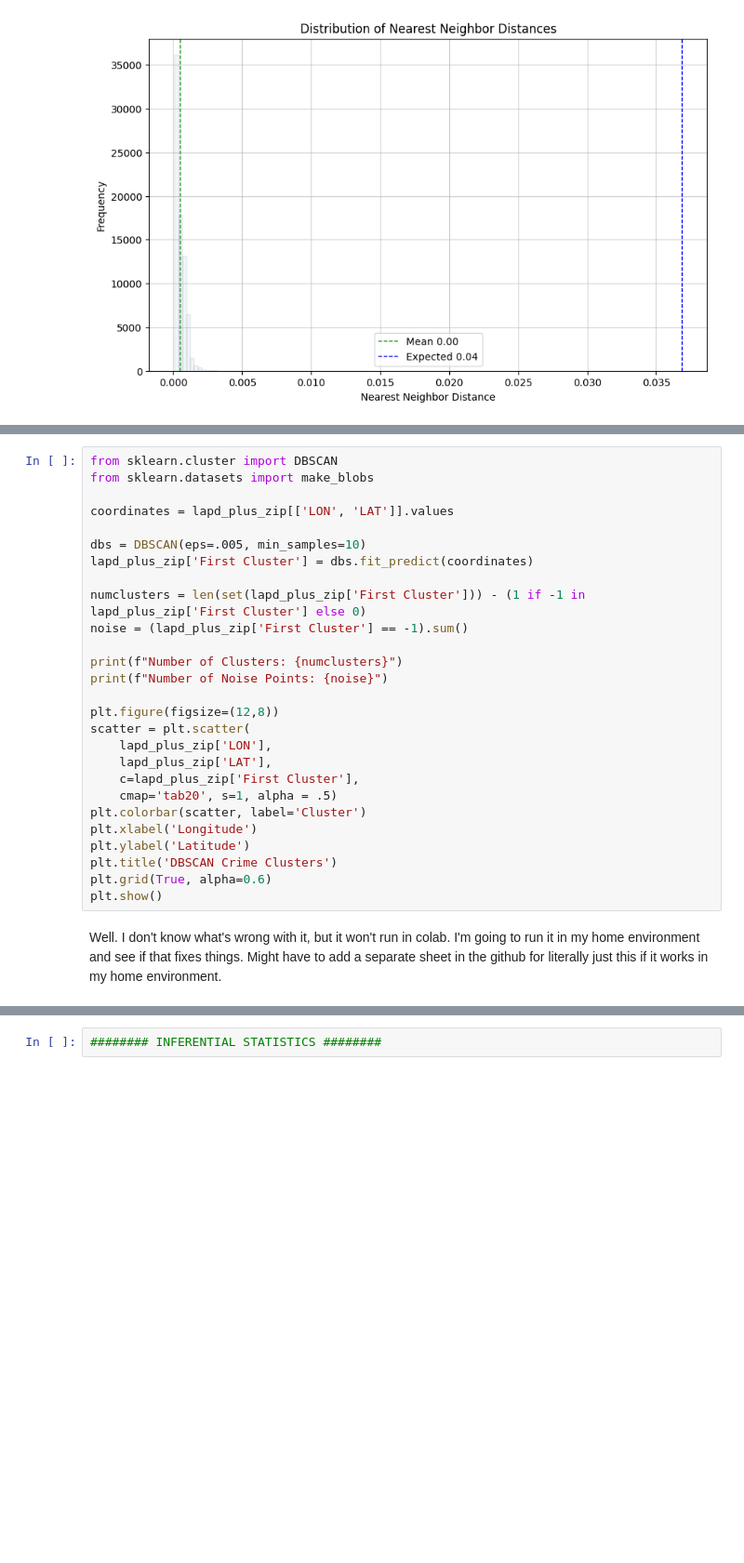
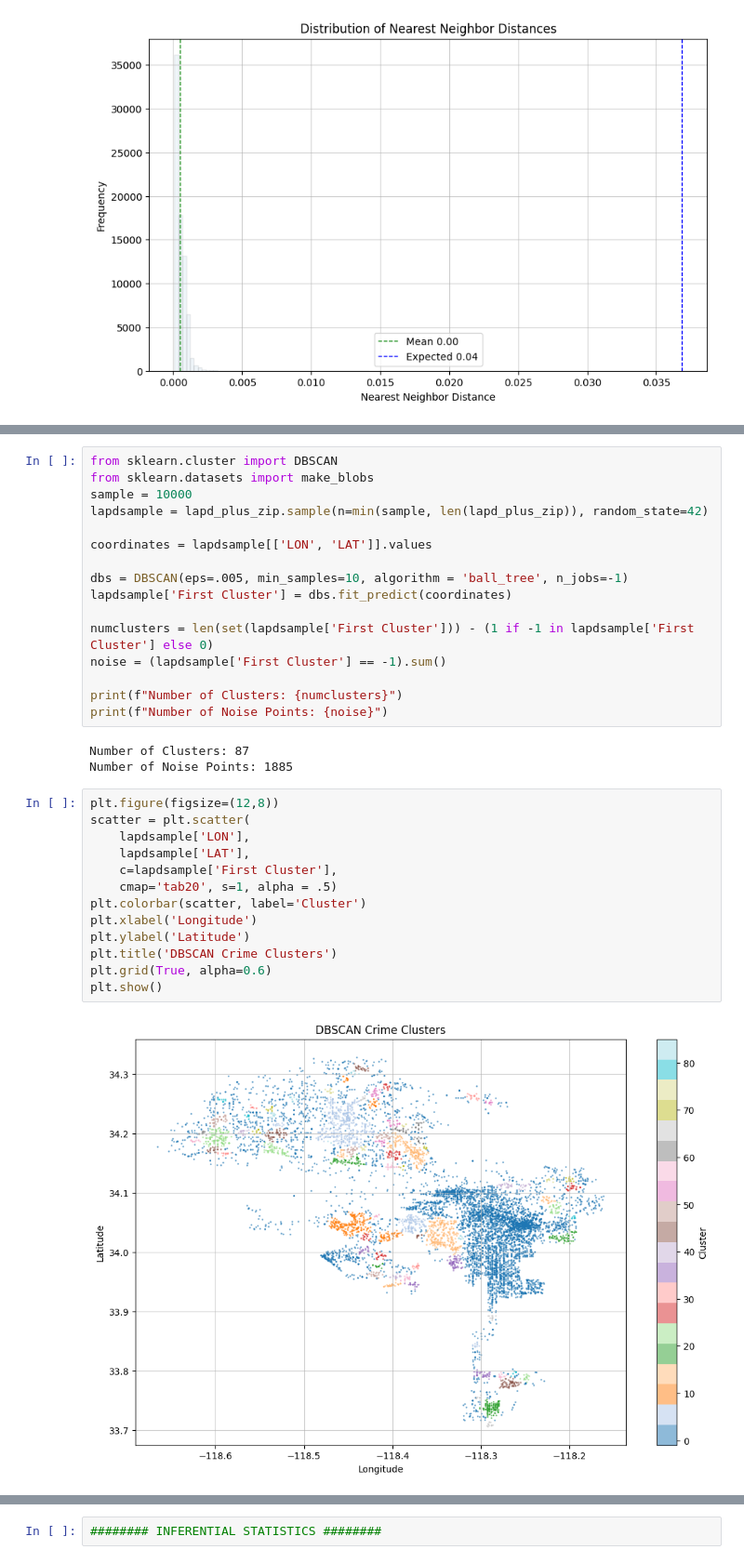
Before and after one commit to TheFoolOrpheus/DAT-490-Capstone, a Jupyter notebook: LACrime.ipynb, the cells around one changed output, grey strips where cells are left out. Shown at 93% size. Saved outputs shown, nothing was run; the diff lists cells and outputs as text; blank space fills up the shorter version.

```diff
--- a/LACrime.ipynb
+++ b/LACrime.ipynb
@@ -1155,29 +1085,34 @@ Anime wins again, it was DBSCAN. Which I mean. DB SCAN. Anyway. I think  it migh
 # %%
 from sklearn.cluster import DBSCAN
 from sklearn.datasets import make_blobs
+sample = 10000
+lapdsample = lapd_plus_zip.sample(n=min(sample, len(lapd_plus_zip)), random_state=42)
 
-coordinates = lapd_plus_zip[['LON', 'LAT']].values
+coordinates = lapdsample[['LON', 'LAT']].values
 
-dbs = DBSCAN(eps=.005, min_samples=10)
-lapd_plus_zip['First Cluster'] = dbs.fit_predict(coordinates)
+dbs = DBSCAN(eps=.005, min_samples=10, algorithm = 'ball_tree', n_jobs=-1)
+lapdsample['First Cluster'] = dbs.fit_predict(coordinates)
 
-numclusters = len(set(lapd_plus_zip['First Cluster'])) - (1 if -1 in lapd_plus_zip['First Cluster'] else 0)
-noise = (lapd_plus_zip['First Cluster'] == -1).sum()
+numclusters = len(set(lapdsample['First Cluster'])) - (1 if -1 in lapdsample['First Cluster'] else 0)
+noise = (lapdsample['First Cluster'] == -1).sum()
 
 print(f"Number of Clusters: {numclusters}")
 print(f"Number of Noise Points: {noise}")
-
-plt.figure(figsize=(12,8))
-scatter = plt.scatter(
-    lapd_plus_zip['LON'],
-    lapd_plus_zip['LAT'],
-    c=lapd_plus_zip['First Cluster'],
-    cmap='tab20', s=1, alpha = .5)
-plt.colorbar(scatter, label='Cluster')
-plt.xlabel('Longitude')
-plt.ylabel('Latitude')
-plt.title('DBSCAN Crime Clusters')
-plt.grid(True, alpha=0.6)
-plt.show()
+# %% [output]
+Number of Clusters: 87
+Number of Noise Points: 1885
-# %% [markdown]
-Well. I don't know what's wrong with it, but it won't run in colab. I'm going to run it in my home environment and see if that fixes things. Might have to add a separate sheet in the github for literally just this if it works in my home environment.
+# %%
+plt.figure(figsize=(12,8))
+scatter = plt.scatter(
+    lapdsample['LON'],
+    lapdsample['LAT'],
+    c=lapdsample['First Cluster'],
+    cmap='tab20', s=1, alpha = .5)
+plt.colorbar(scatter, label='Cluster')
+plt.xlabel('Longitude')
+plt.ylabel('Latitude')
+plt.title('DBSCAN Crime Clusters')
+plt.grid(True, alpha=0.6)
+plt.show()
+# %% [output]
+[figure, added]
```
Also changed, not shown: parts of 11 cells of this notebook.
